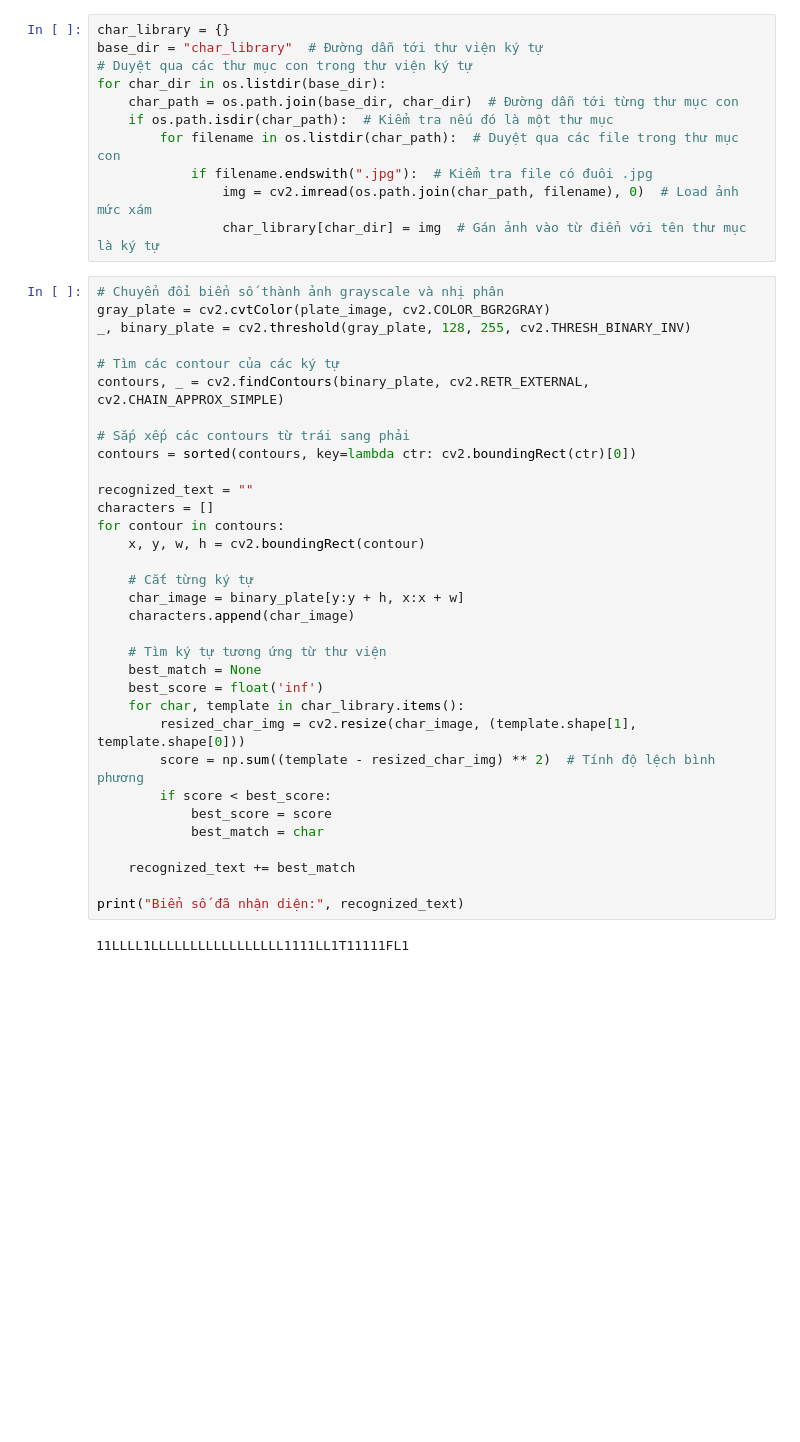
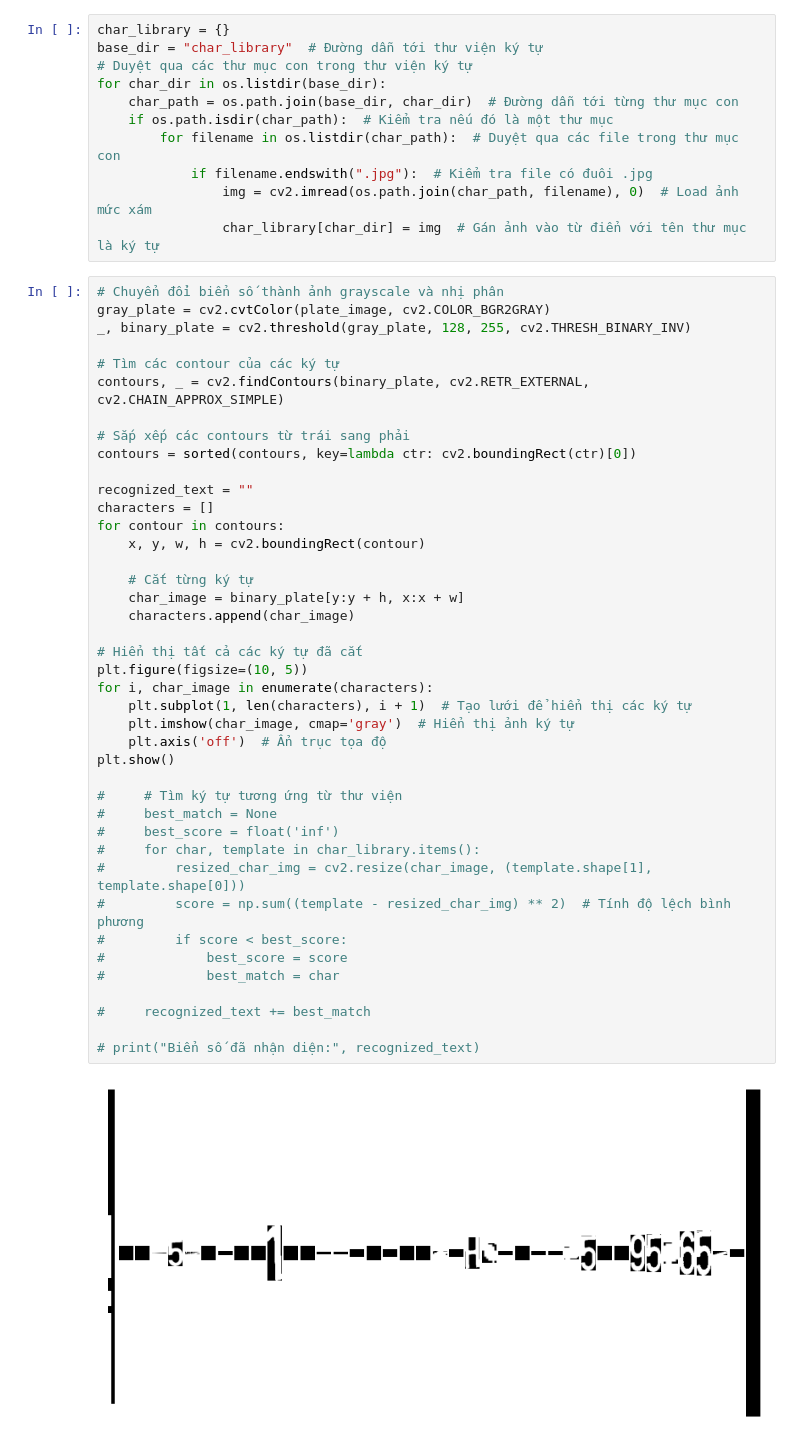
Before and after one commit to Zinjpq/Automatic-door, a Jupyter notebook: main/ANPR.ipynb, the cells around one changed output. Saved outputs shown, nothing was run; the diff lists cells and outputs as text; blank space fills up the shorter version.

```diff
--- a/main/ANPR.ipynb
+++ b/main/ANPR.ipynb
@@ -72,35 +72,43 @@ for char_dir in os.listdir(base_dir):
 # %%
 # Chuyển đổi biển số thành ảnh grayscale và nhị phân
 gray_plate = cv2.cvtColor(plate_image, cv2.COLOR_BGR2GRAY)
 _, binary_plate = cv2.threshold(gray_plate, 128, 255, cv2.THRESH_BINARY_INV)
 
 # Tìm các contour của các ký tự
 contours, _ = cv2.findContours(binary_plate, cv2.RETR_EXTERNAL, cv2.CHAIN_APPROX_SIMPLE)
 
 # Sắp xếp các contours từ trái sang phải
 contours = sorted(contours, key=lambda ctr: cv2.boundingRect(ctr)[0])
 
 recognized_text = ""
 characters = []
 for contour in contours:
     x, y, w, h = cv2.boundingRect(contour)
 
     # Cắt từng ký tự
     char_image = binary_plate[y:y + h, x:x + w]
     characters.append(char_image)
 
-    # Tìm ký tự tương ứng từ thư viện
-    best_match = None
-    best_score = float('inf')
-    for char, template in char_library.items():
-        resized_char_img = cv2.resize(char_image, (template.shape[1], template.shape[0]))
-        score = np.sum((template - resized_char_img) ** 2)  # Tính độ lệch bình phương
-        if score < best_score:
-            best_score = score
-            best_match = char
+# Hiển thị tất cả các ký tự đã cắt
+plt.figure(figsize=(10, 5))
+for i, char_image in enumerate(characters):
+    plt.subplot(1, len(characters), i + 1)  # Tạo lưới để hiển thị các ký tự
+    plt.imshow(char_image, cmap='gray')  # Hiển thị ảnh ký tự
+    plt.axis('off')  # Ẩn trục tọa độ
+plt.show()
 
-    recognized_text += best_match
+#     # Tìm ký tự tương ứng từ thư viện
+#     best_match = None
+#     best_score = float('inf')
+#     for char, template in char_library.items():
+#         resized_char_img = cv2.resize(char_image, (template.shape[1], template.shape[0]))
+#         score = np.sum((template - resized_char_img) ** 2)  # Tính độ lệch bình phương
+#         if score < best_score:
+#             best_score = score
+#             best_match = char
 
-print("Biển số đã nhận diện:", recognized_text)
+#     recognized_text += best_match
+
+# print("Biển số đã nhận diện:", recognized_text)
 # %% [output]
-11LLLL1LLLLLLLLLLLLLLLLL1111LL1T11111FL1
+[figure, added]
```
Also changed, not shown: 1 other file.
